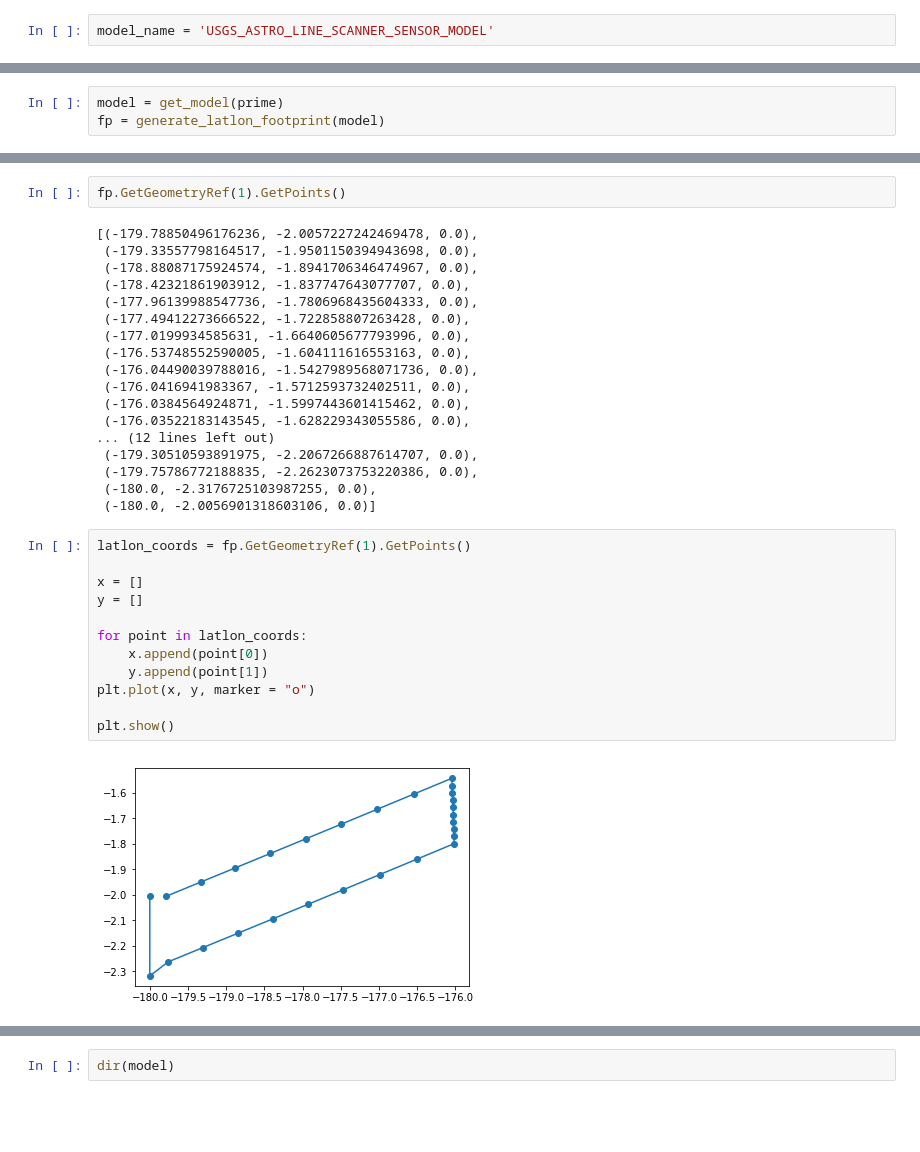
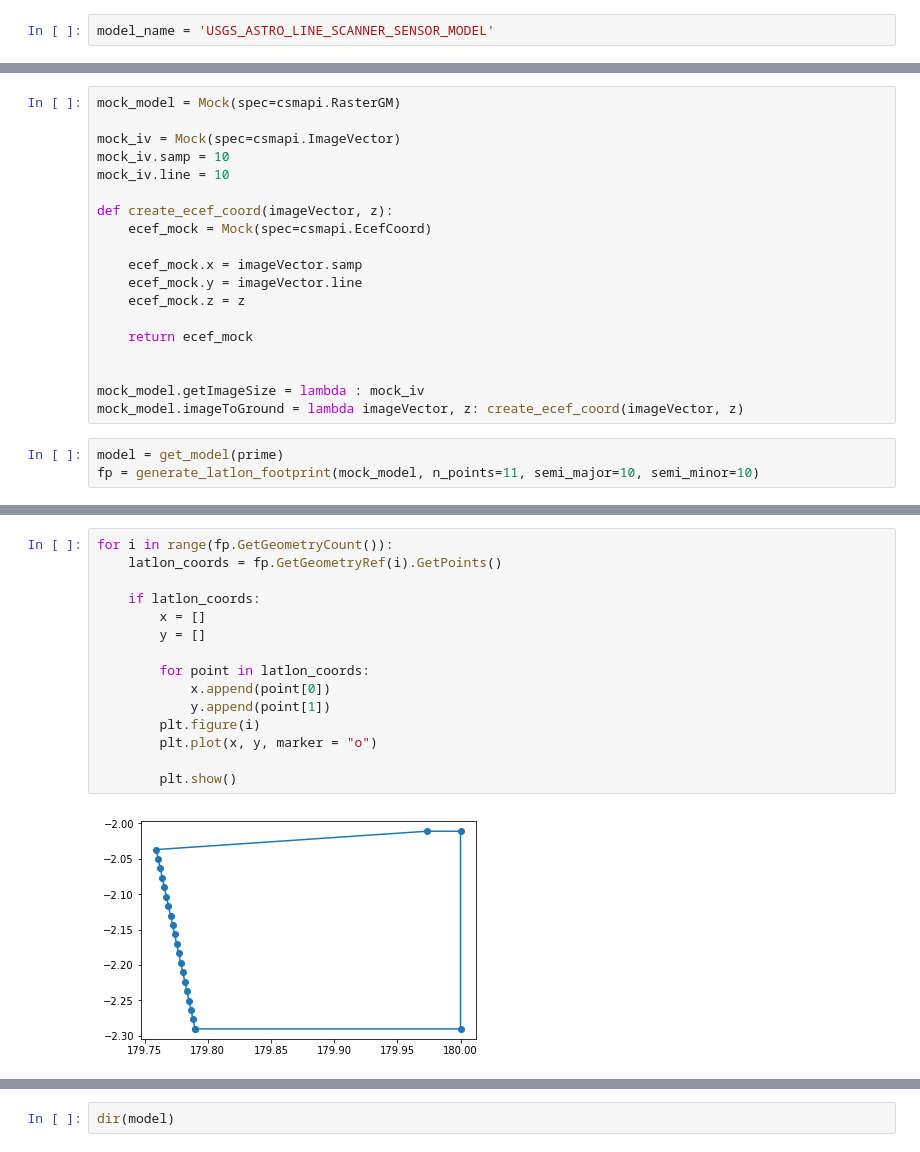
Before and after one commit to DOI-USGS/plio, a Jupyter notebook: notebooks/cmodel.ipynb, the cells around one changed output, grey strips where cells are left out. Drawn from its saved outputs; the diff is of its cells as text; blank space fills up the shorter version.

Commit message:
Updated notebooks with complete footprint function

```diff
--- a/notebooks/cmodel.ipynb
+++ b/notebooks/cmodel.ipynb
@@ -150,4 +176,23 @@ def generate_latlon_footprint(camera, nnodes=5, semi_major=3396190, semi_minor=3
+# %%
+mock_model = Mock(spec=csmapi.RasterGM)
+
+mock_iv = Mock(spec=csmapi.ImageVector)
+mock_iv.samp = 10
+mock_iv.line = 10
+
+def create_ecef_coord(imageVector, z):
+    ecef_mock = Mock(spec=csmapi.EcefCoord)
+
+    ecef_mock.x = imageVector.samp
+    ecef_mock.y = imageVector.line
+    ecef_mock.z = z
+
+    return ecef_mock
+
+
+mock_model.getImageSize = lambda : mock_iv
+mock_model.imageToGround = lambda imageVector, z: create_ecef_coord(imageVector, z)
 # %%
 model = get_model(prime)
-fp = generate_latlon_footprint(model)
+fp = generate_latlon_footprint(mock_model, n_points=11, semi_major=10, semi_minor=10)
 # %% [output]
@@ -174,34 +200,17 @@ fp.GetGeometryRef(0).GetPoints()
-# %%
-fp.GetGeometryRef(1).GetPoints()
-# %% [output]
-[(-179.78850496176236, -2.0057227242469478, 0.0),
- (-179.33557798164517, -1.9501150394943698, 0.0),
- (-178.88087175924574, -1.8941706346474967, 0.0),
- (-178.42321861903912, -1.837747643077707, 0.0),
- (-177.96139988547736, -1.7806968435604333, 0.0),
- (-177.49412273666522, -1.722858807263428, 0.0),
- (-177.0199934585631, -1.6640605677793996, 0.0),
- (-176.53748552590005, -1.604111616553163, 0.0),
- (-176.04490039788016, -1.5427989568071736, 0.0),
- (-176.0416941983367, -1.5712593732402511, 0.0),
- (-176.0384564924871, -1.5997443601415462, 0.0),
- (-176.03522183143545, -1.628229343055586, 0.0),
-... (12 lines left out)
- (-179.30510593891975, -2.2067266887614707, 0.0),
- (-179.75786772188835, -2.2623073753220386, 0.0),
- (-180.0, -2.3176725103987255, 0.0),
- (-180.0, -2.0056901318603106, 0.0)]
 # %%
-latlon_coords = fp.GetGeometryRef(1).GetPoints()
+for i in range(fp.GetGeometryCount()):
+    latlon_coords = fp.GetGeometryRef(i).GetPoints()
 
-x = []
-y = []
+    if latlon_coords:
+        x = []
+        y = []
 
-for point in latlon_coords:
-    x.append(point[0])
-    y.append(point[1])
-plt.plot(x, y, marker = "o")
+        for point in latlon_coords:
+            x.append(point[0])
+            y.append(point[1])
+        plt.figure(i)
+        plt.plot(x, y, marker = "o")
 
-plt.show()
+        plt.show()
 # %% [output]
-[figure, old version]
+[figure, new version]
```
Also changed, not shown: parts of 14 cells of this notebook, 1 other file.
